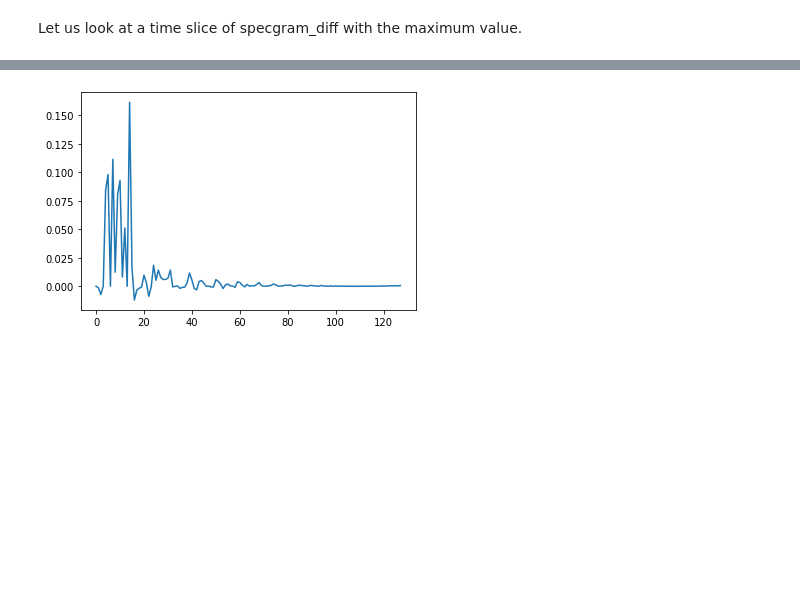
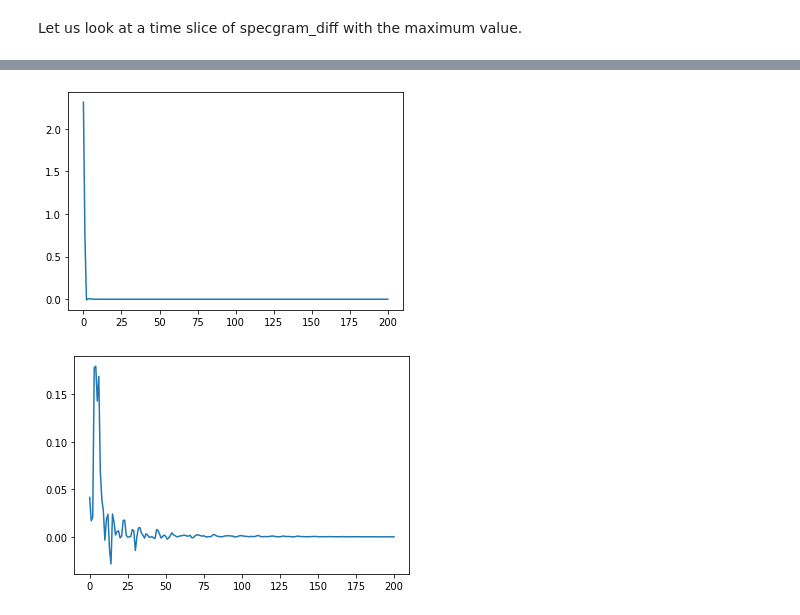
Before and after one commit to jimchen90/TestRep, a Jupyter notebook: bass_biquad.ipynb, the cells around one changed output, grey strips where cells are left out. Cells and saved outputs as stored; diff of their text form; code cells hidden in the pictures; blank space fills up the shorter version.

```diff
--- a/bass_biquad.ipynb
+++ b/bass_biquad.ipynb
@@ -142,6 +144,13 @@ torch.Size([2, 128, 1394])
 values, indices = specgram_diff[0,:,:].topk(1)
 
 plt.figure()
-p = plt.plot(specgram_diff[0,:,indices[127]].numpy())
+p = plt.plot(specgram_diff[0,:,indices[0]].numpy())
 # %% [output]
-[figure, old version]
+[figure, new version]
+# %%
+values, indices = specgram_diff[0,:,:].topk(1)
+
+plt.figure()
+p = plt.plot(specgram_diff[0,:,indices[100]].numpy())
+# %% [output]
+[figure, added]
```
Also changed, not shown: parts of 12 cells of this notebook.
